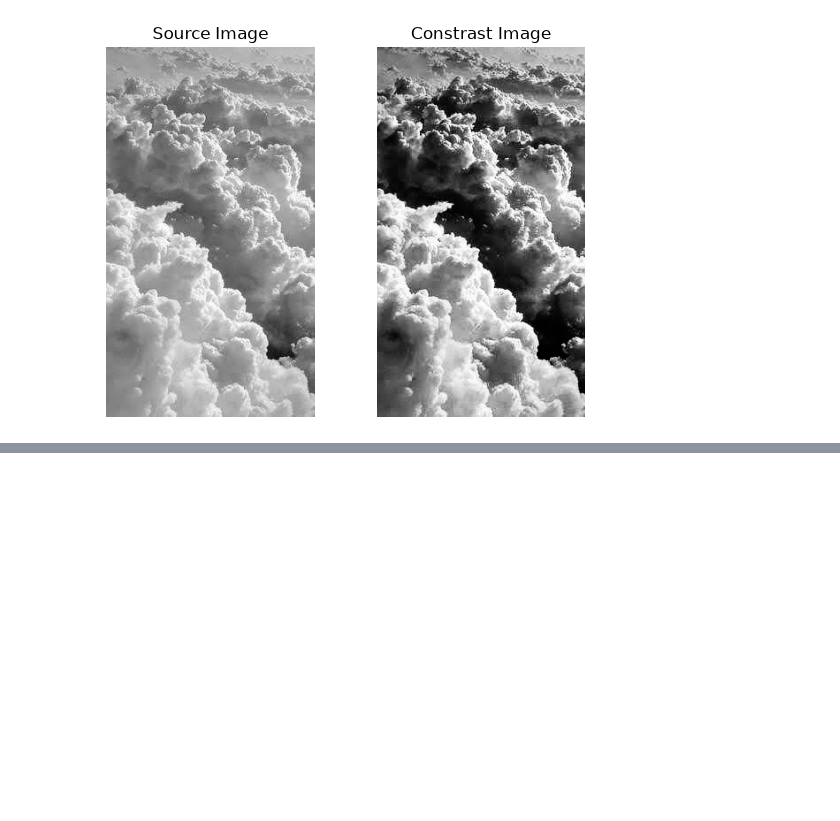
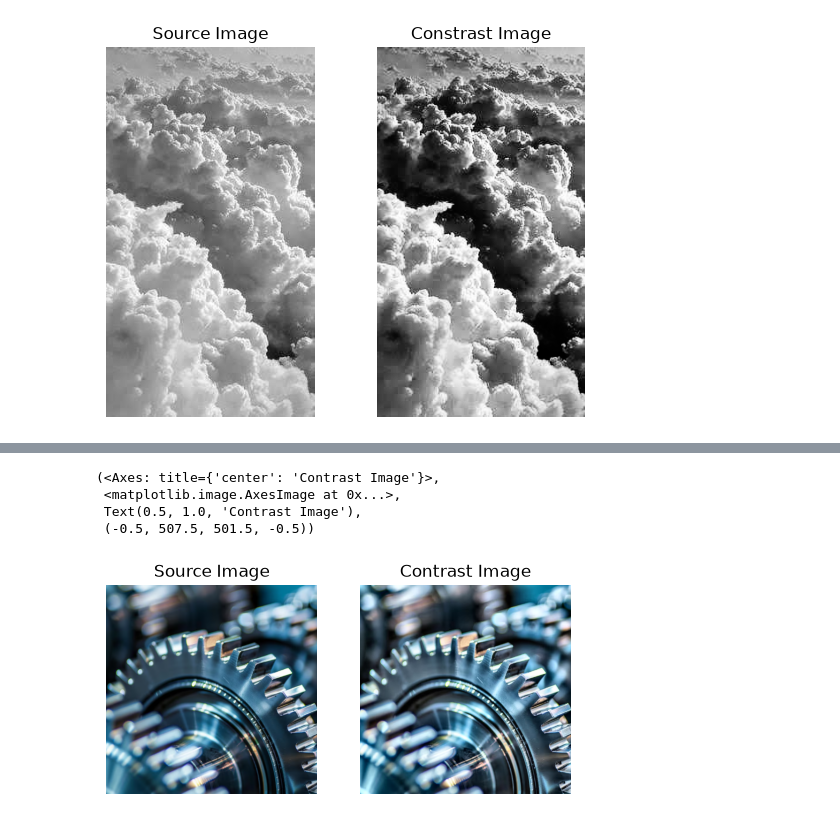
Before and after one commit to janvizinzuvadiya/mca_sem3_ml, a Jupyter notebook: Unit 5/Unit5_code.ipynb, the cells around one changed output, grey strips where cells are left out. Drawn from its saved outputs; the diff is of its cells as text; code cells hidden in the pictures; blank space fills up the shorter version.

```diff
--- a/Unit 5/Unit5_code.ipynb
+++ b/Unit 5/Unit5_code.ipynb
@@ -368,0 +416,26 @@ plt.subplot(1,2,2),plt.imshow(img1,cmap ='gray'),plt.title('Constrast Image'),pl
+# %%
+import cv2
+import matplotlib.pyplot as plt
+
+img = cv2.imread('m.png')
+
+# convert to ycrcb
+ycrcb = cv2.cvtColor(img , cv2.COLOR_BGR2YCrCb)
+y, cr , cb = cv2.split(ycrcb)
+
+# applying clahe
+clahe = cv2.createCLAHE(clipLimit = 2.0 , tileGridSize = (8,8))
+y_clahe = clahe.apply(y)
+ycrcb = cv2.merge([y_clahe, cr, cb])
+clahe_eq = cv2.cvtColor(ycrcb , cv2.COLOR_YCrCb2BGR)
+
+plt.figure(figsize = (6,5))
+
+plt.subplot(1,2,1),plt.imshow(cv2.cvtColor(img , cv2.COLOR_BGR2RGB)),plt.title('Source Image'),plt.axis('off')
+plt.subplot(1,2,2),plt.imshow(cv2.cvtColor(clahe_eq , cv2.COLOR_BGR2RGB)),plt.title('Contrast Image'),plt.axis('off')
+# %% [output]
+(<Axes: title={'center': 'Contrast Image'}>,
+ <matplotlib.image.AxesImage at 0x...>,
+ Text(0.5, 1.0, 'Contrast Image'),
+ (-0.5, 507.5, 501.5, -0.5))
+[figure, added]
```
Also changed, not shown: parts of 5 cells of this notebook, 3 other files.
